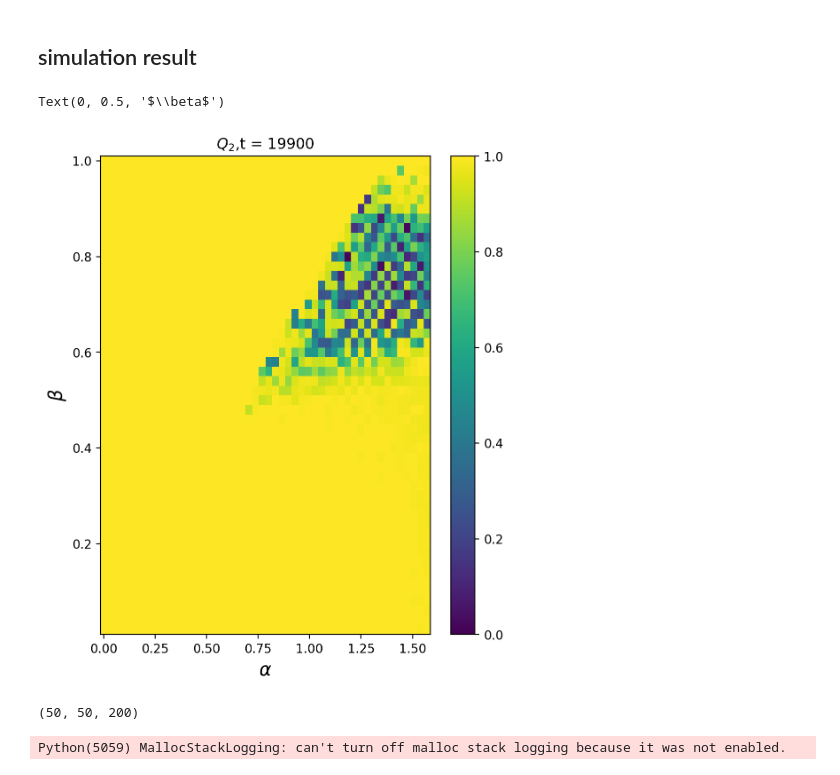
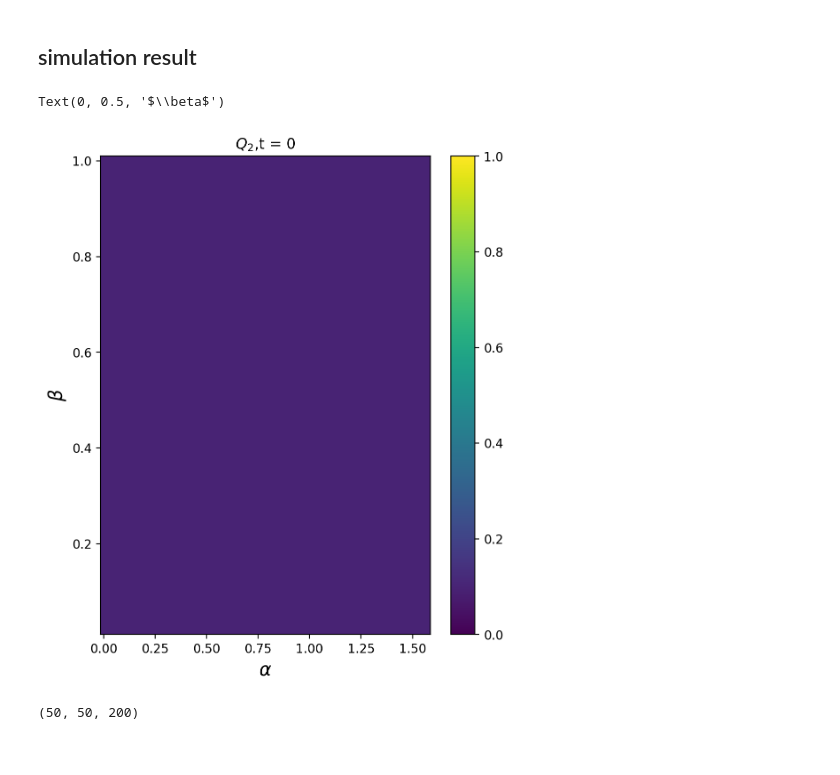
Before and after one commit to Gug-Young/Active_Rotator, a Jupyter notebook: 240716 Simul setting distribution.ipynb, the cells around one changed output. Cells and saved outputs as stored; diff of their text form; code cells hidden in the pictures.

```diff
--- a/240716 Simul setting distribution.ipynb
+++ b/240716 Simul setting distribution.ipynb
@@ -181,9 +181,9 @@ class MixtureDistribution:
     # https://www.jamesatkins.com/posts/quantile-function-of-mixture-distributions-in-python/
 # %%
 eta1 = 0.1
-eta2 = 0.05
+eta2 = 0
 sigma1 = 1e-10
-sigma2 = 0.50790452
+sigma2 = 1.07171559
 shift = 0*np.pi/8
 m1 = MixtureDistribution([stats.norm(0,sigma1), stats.norm(np.pi,sigma1)], [1/2 + eta1/2, 1/2 - eta1/2])
 m2 = MixtureDistribution([stats.norm(0+shift,sigma2), stats.norm(np.pi+shift,sigma2)], [1/2 + eta2/2, 1/2 - eta2/2])
@@ -602,16 +606,16 @@ t_temp = t[::1000]
 # %%
 fig,ax = plt.subplots(1,1,figsize=(6,7),dpi=100)
 
-index = -1
+index = 0
 im = ax.pcolormesh(alphas,betas,Q2s[:,:,index],vmin=0.0, vmax=1)
 ax.set_aspect('auto')
 fig.colorbar(im,ax=ax,shrink=1)
 text = ax.set_title(rf'$Q_2$,t = ${t_temp[index] :.0f}$')
 plt.xlabel(r'$\alpha$',fontsize = 15)
 plt.ylabel(r'$\beta$',fontsize = 15)
 # %% [output]
 Text(0, 0.5, '$\\beta$')
-[figure, old version]
+[figure, new version]
 # %%
 Q2s.shape
 # %% [output]
@@ -631,6 +635,4 @@ idxs=  np.arange(000,200,1)
 ani = FuncAnimation(fig,get_ani,frames=idxs,interval=50)
 len(t)
 # HTML(ani.to_jshtml())
-ani.save(rf'HIGH ORDER CHIMERA/Simulation N = {N} Q2,eta1 = {eta1},eta2 = {eta2},shift = {shift/np.pi}pi,Q2_init = 0.6.mp4',dpi=300)
+ani.save(rf'HIGH ORDER CHIMERA/Simulation N = {N} Q2,eta1 = {eta1},eta2 = {eta2},shift = {shift/np.pi}pi,Q2_init = 0.1.mp4',dpi=300)
-# %% [output]
-Python(5059) MallocStackLogging: can't turn off malloc stack logging because it was not enabled.
```
Also changed, not shown: parts of 7 cells of this notebook, 5 other files.
